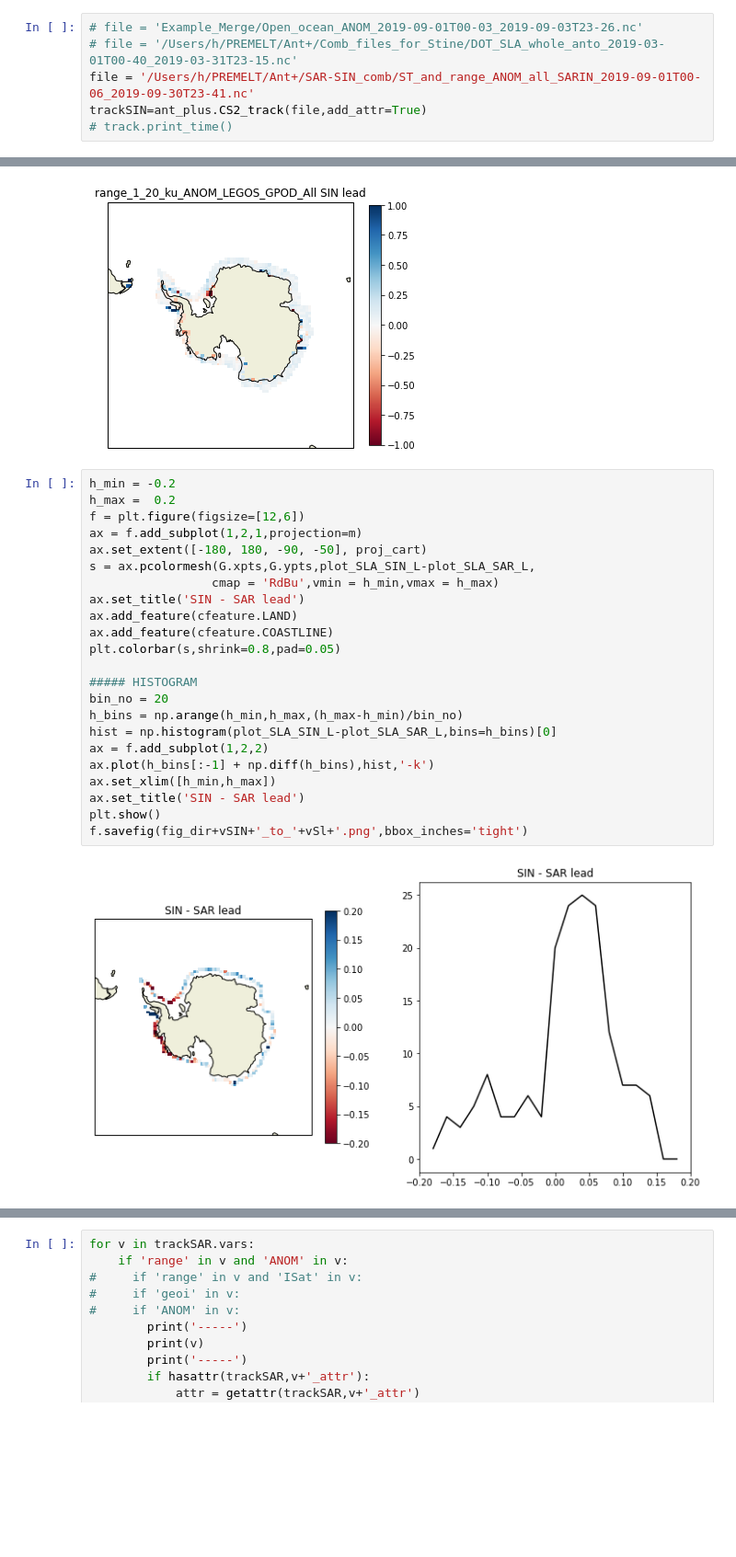
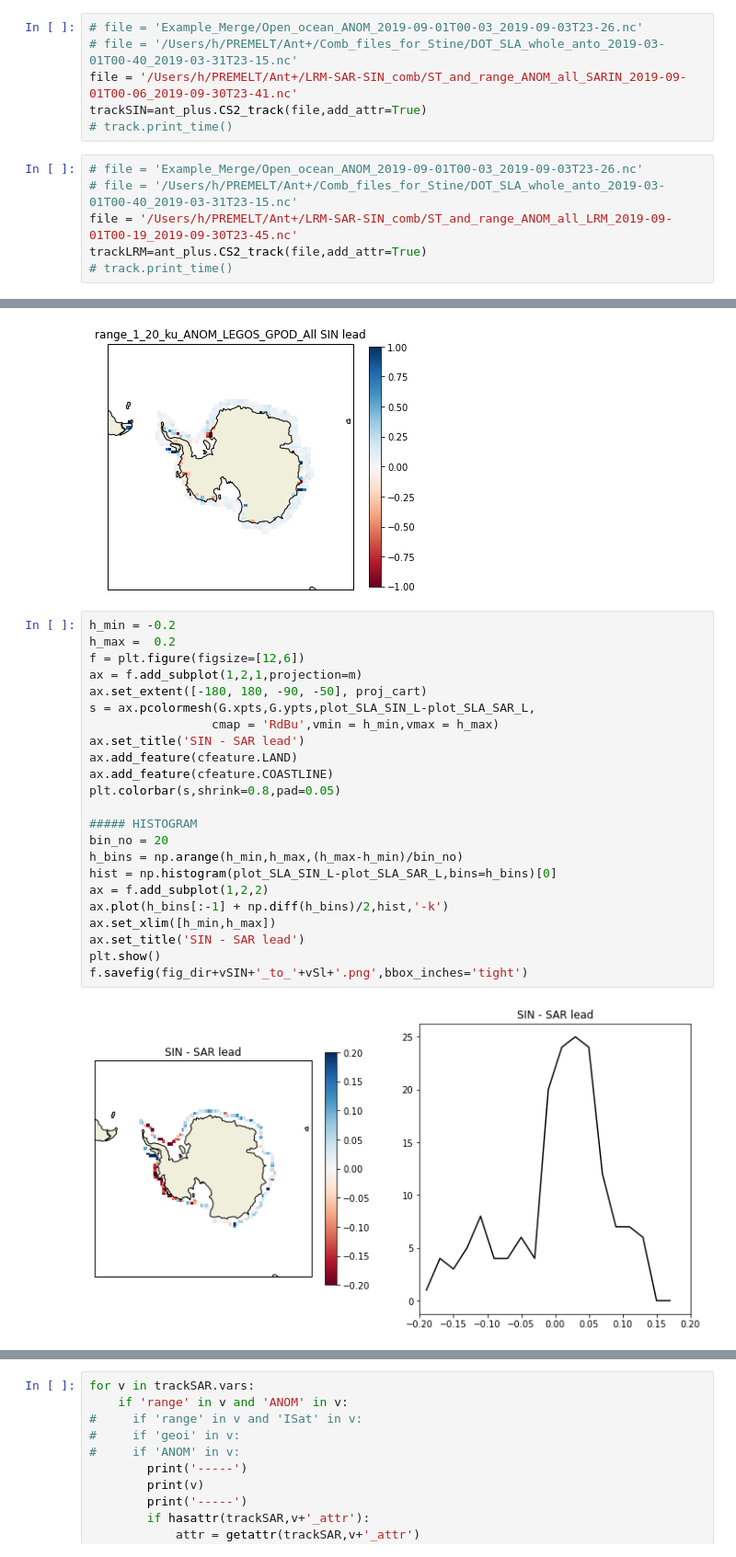
Before and after one commit to CPOMUCL/CSAO_merged, a Jupyter notebook: SAR_SARIN_combine.ipynb, the cells around one changed output, grey strips where cells are left out. Shown at 92% size. Saved outputs shown, nothing was run; the diff lists cells and outputs as text; blank space fills up the shorter version.

```diff
--- a/SAR_SARIN_combine.ipynb
+++ b/SAR_SARIN_combine.ipynb
@@ -47,9 +58,15 @@ trackSAR=ant_plus.CS2_track(file,add_attr=True)
 # %%
 # file = 'Example_Merge/Open_ocean_ANOM_2019-09-01T00-03_2019-09-03T23-26.nc'
 # file = '/Users/h/PREMELT/Ant+/Comb_files_for_Stine/DOT_SLA_whole_anto_2019-03-01T00-40_2019-03-31T23-15.nc'
-file = '/Users/h/PREMELT/Ant+/SAR-SIN_comb/ST_and_range_ANOM_all_SARIN_2019-09-01T00-06_2019-09-30T23-41.nc'
+file = '/Users/h/PREMELT/Ant+/LRM-SAR-SIN_comb/ST_and_range_ANOM_all_SARIN_2019-09-01T00-06_2019-09-30T23-41.nc'
 trackSIN=ant_plus.CS2_track(file,add_attr=True)
 # track.print_time()
+# %%
+# file = 'Example_Merge/Open_ocean_ANOM_2019-09-01T00-03_2019-09-03T23-26.nc'
+# file = '/Users/h/PREMELT/Ant+/Comb_files_for_Stine/DOT_SLA_whole_anto_2019-03-01T00-40_2019-03-31T23-15.nc'
+file = '/Users/h/PREMELT/Ant+/LRM-SAR-SIN_comb/ST_and_range_ANOM_all_LRM_2019-09-01T00-19_2019-09-30T23-45.nc'
+trackLRM=ant_plus.CS2_track(file,add_attr=True)
+# track.print_time()
 # %%
 ### makes a directory for figures
 fig_dir = file.split('T0')[0]
@@ -214,28 +290,28 @@ plt.show()
 # %%
 h_min = -0.2
 h_max =  0.2
 f = plt.figure(figsize=[12,6])
 ax = f.add_subplot(1,2,1,projection=m)
 ax.set_extent([-180, 180, -90, -50], proj_cart)
 s = ax.pcolormesh(G.xpts,G.ypts,plot_SLA_SIN_L-plot_SLA_SAR_L,
                  cmap = 'RdBu',vmin = h_min,vmax = h_max)
 ax.set_title('SIN - SAR lead')
 ax.add_feature(cfeature.LAND)
 ax.add_feature(cfeature.COASTLINE)
 plt.colorbar(s,shrink=0.8,pad=0.05)
 
 ##### HISTOGRAM
 bin_no = 20
 h_bins = np.arange(h_min,h_max,(h_max-h_min)/bin_no)
 hist = np.histogram(plot_SLA_SIN_L-plot_SLA_SAR_L,bins=h_bins)[0]
 ax = f.add_subplot(1,2,2)
-ax.plot(h_bins[:-1] + np.diff(h_bins),hist,'-k')
+ax.plot(h_bins[:-1] + np.diff(h_bins)/2,hist,'-k')
 ax.set_xlim([h_min,h_max])
 ax.set_title('SIN - SAR lead')
 plt.show()
 f.savefig(fig_dir+vSIN+'_to_'+vSl+'.png',bbox_inches='tight')
 # %% [output]
-[figure, old version]
+[figure, new version]
 # %%
 h_min = -0.6
 h_max =  0.6
```
Also changed, not shown: parts of 24 cells of this notebook, 2 other files.
